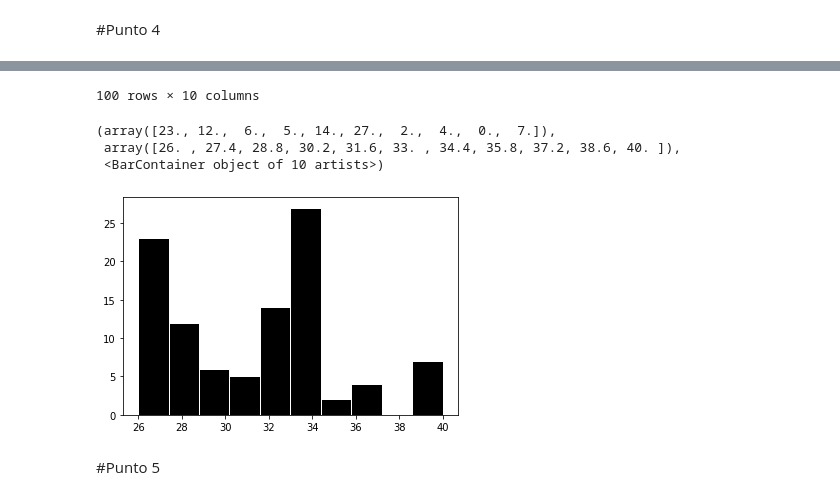
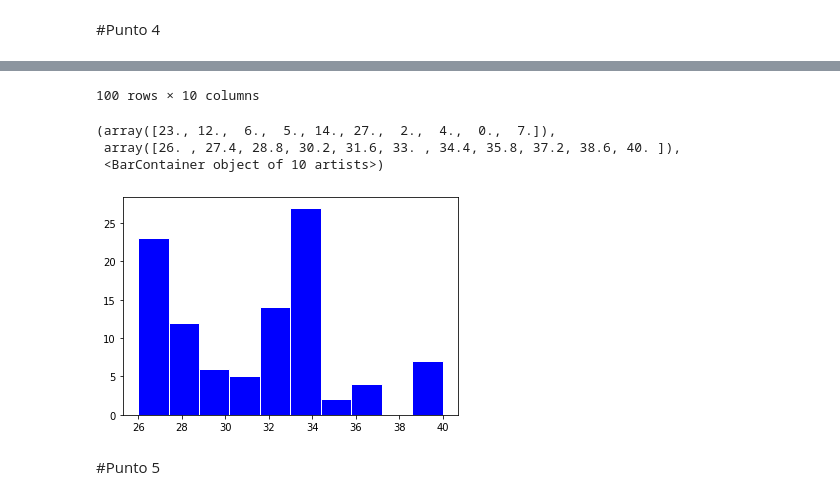
Before and after one commit to StevenMena/01MIAR_Python_IA, a Jupyter notebook: act/01MAIR_ACT_Video_MenaChavez_StevenAlberto.ipynb, the cells around one changed output, grey strips where cells are left out. Cells and saved outputs as stored; diff of their text form; code cells hidden in the pictures.

```diff
--- a/act/01MAIR_ACT_Video_MenaChavez_StevenAlberto.ipynb
+++ b/act/01MAIR_ACT_Video_MenaChavez_StevenAlberto.ipynb
@@ -104,25 +104,25 @@ La estación con la media más alta de bicis disponibles es la número: 50
 # %%
 station50_bici_availables = df[df['station']==estacion_con_maxima_media]
 display(station50_bici_availables)
-plt.hist(station50_bici_availables['available'],color='black',ec='white')#con matplotlib grafico el histograma con un poco de formateo.
+plt.hist(station50_bici_availables['available'],color='blue',ec='white')#con matplotlib grafico el histograma con un poco de formateo.
 # %% [output]
 |  | _id | available | connected | download_date | station | free | open | ticket | total | updated |
 | 74 | 5c605be225541729b7d508cd | 39 | 1 | 2019-02-10 18:13:39.827 | 50 | 1 | 1 | 1 | 40 | 2019-02-10 18:12:15.000 |
 | 350 | 5c605f8625541729b7d509e1 | 36 | 1 | 2019-02-10 18:29:13.135 | 50 | 4 | 1 | 1 | 40 | 2019-02-10 18:24:14.000 |
 | 625 | 5c60632925541729b7d50af4 | 33 | 1 | 2019-02-10 18:44:43.728 | 50 | 7 | 1 | 1 | 40 | 2019-02-10 18:42:14.000 |
 | 901 | 5c6066cf25541729b7d50c08 | 31 | 1 | 2019-02-10 19:00:14.475 | 50 | 9 | 1 | 1 | 40 | 2019-02-10 19:00:14.000 |
 | 1177 | 5c606a7325541729b7d50d1c | 33 | 1 | 2019-02-10 19:15:48.800 | 50 | 7 | 1 | 1 | 40 | 2019-02-10 19:15:16.000 |
 | ... | ... | ... | ... | ... | ... | ... | ... | ... | ... | ... |
 | 26239 | 5c61ec4225541729b7d56f02 | 32 | 1 | 2019-02-11 22:41:56.937 | 50 | 8 | 1 | 1 | 40 | 2019-02-11 22:39:17.000 |
 | 26515 | 5c61efe525541729b7d57016 | 33 | 1 | 2019-02-11 22:57:27.760 | 50 | 7 | 1 | 1 | 40 | 2019-02-11 22:57:17.000 |
 | 26791 | 5c61f38825541729b7d5712a | 33 | 1 | 2019-02-11 23:12:58.602 | 50 | 7 | 1 | 1 | 40 | 2019-02-11 23:12:16.000 |
 | 27067 | 5c61f72b25541729b7d5723e | 32 | 1 | 2019-02-11 23:28:29.903 | 50 | 8 | 1 | 1 | 40 | 2019-02-11 23:27:14.000 |
 | 27343 | 5c61face25541729b7d57352 | 32 | 1 | 2019-02-11 23:44:00.786 | 50 | 8 | 1 | 1 | 40 | 2019-02-11 23:42:15.000 |
 100 rows × 10 columns
 (array([23., 12.,  6.,  5., 14., 27.,  2.,  4.,  0.,  7.]),
  array([26. , 27.4, 28.8, 30.2, 31.6, 33. , 34.4, 35.8, 37.2, 38.6, 40. ]),
  <BarContainer object of 10 artists>)
-[figure, old version]
+[figure, new version]
 # %% [markdown]
 #Punto 5
 # %%
```
Also changed, not shown: parts of 1 cell of this notebook.
